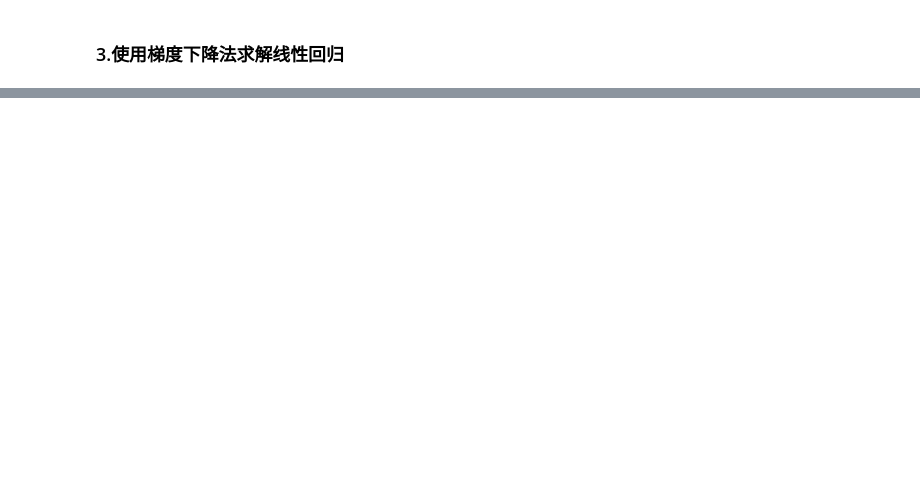
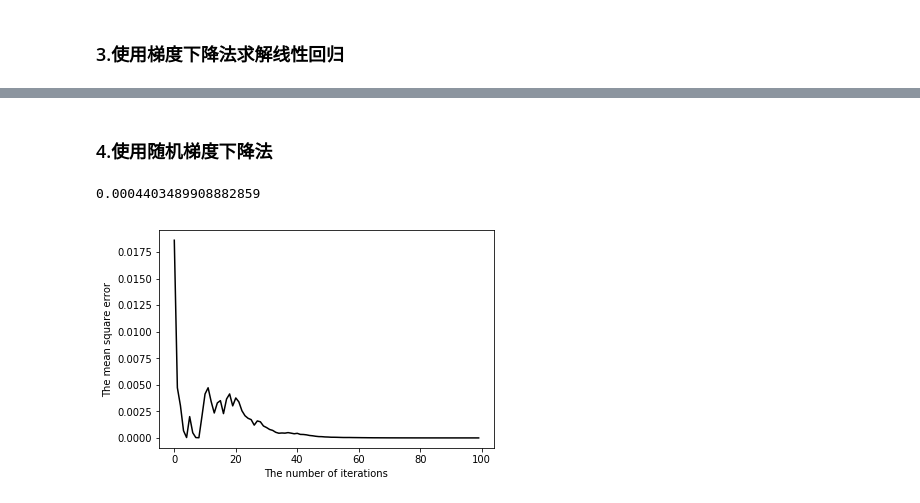
Before and after one commit to www5226448/Master-Machine-Learning, a Jupyter notebook: 1.Linear regression and Logistic regression/1.LinearRegression.ipynb, the cells around one changed output, grey strips where cells are left out. Drawn from its saved outputs; the diff is of its cells as text; code cells hidden in the pictures; blank space fills up the shorter version.

```diff
--- a/1.Linear regression and Logistic regression/1.LinearRegression.ipynb
+++ b/1.Linear regression and Logistic regression/1.LinearRegression.ipynb
@@ -126,0 +127,42 @@ mean_squared_error(y_test,lr.predict(X_test))
+# %% [markdown]
+### 4.使用随机梯度下降法
+# %%
+class LinearRegression:
+    def __init__(self,learning_rate=0.03,max_iters=100):
+        self.learning_rate=learning_rate
+        self.max_iters=max_iters
+    def fit(self,X,y):
+        m,n=np.shape(X)
+        X=np.insert(X,n,1,axis=1)          #将X新增一列为1的列向量
+        W=np.random.randn(X.shape[1])
+        loss_series=[]
+        for i in range(self.max_iters):
+            dataIndex=list(range(m))
+            for j in range(m):
+                alpha = 4/(1.0+j+i)+0.001
+                randIndex = int(np.random.uniform(0,len(dataIndex)))  #随机挑选一个样本进行迭代
+                error=X[randIndex]@W.T-y[randIndex]
+                grad=(X[randIndex].T*error)/m
+                W=W-self.learning_rate*grad  #更新权重
+                del (dataIndex[randIndex])
+            current_loss=np.square(error).sum()/m
+            loss_series.append(current_loss)
+        plt.plot(range(self.max_iters),loss_series,color='black')
+        plt.xlabel('The number of iterations')
+        plt.ylabel('The mean square error')
+        self.W=W
+        self.coef_=W[:-1]
+        self.intercept=W[:-1]
+
+        return self
+    def predict(self,X):
+        X_=np.full(shape=(X.shape[0],1),fill_value=1)
+        X=np.concatenate([X,X_],axis=1)
+        pre=X@self.W.T
+        return pre
+# %%
+lr=LinearRegression(learning_rate=0.1).fit(X_train,y_train)
+mean_squared_error(y_test,lr.predict(X_test))
+# %% [output]
+0.0004403489908882859
+[figure, added]
```
Also changed, not shown: parts of 7 cells of this notebook.
